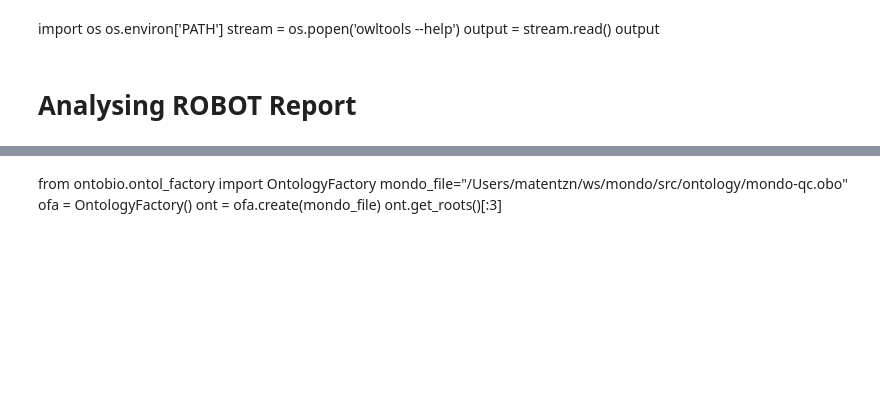
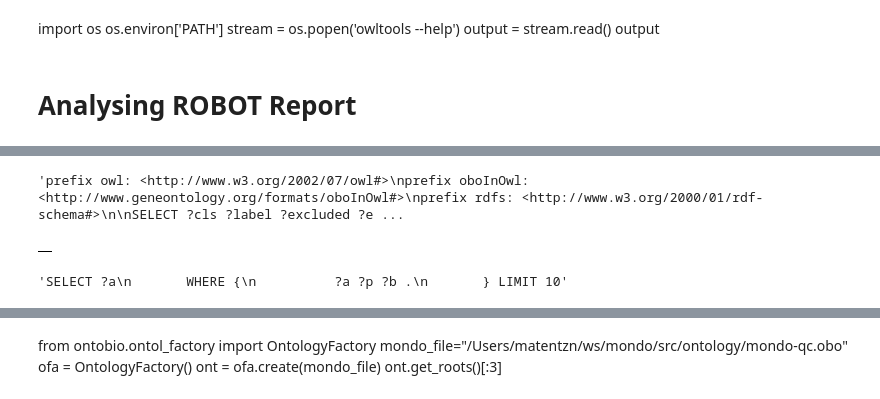
Before and after one commit to monarch-initiative/mondo, a Jupyter notebook: src/ontology/reports/QC explorer.ipynb, the cells around one changed output, grey strips where cells are left out. Saved outputs shown, nothing was run; the diff lists cells and outputs as text; code cells hidden in the pictures; blank space fills up the shorter version.

```diff
--- a/src/ontology/reports/QC explorer.ipynb
+++ b/src/ontology/reports/QC explorer.ipynb
@@ -20,17 +21,38 @@ g.parse(mondo, format="xml")
 # %%
 #sparql_dir="https://raw.githubusercontent.com/monarch-initiative/mondo/no-subclass-between-genetic-disease/src/sparql/"
 
-sparql_dir="https://raw.githubusercontent.com/monarch-initiative/mondo/no-subclass-between-genetic-disease/src/sparql/"
+sparql_dir_remote="https://raw.githubusercontent.com/monarch-initiative/mondo/no-subclass-between-genetic-disease/src/sparql/"
+sparql_dir_local="../../sparql/"
+
+def read_sparql(sparql):
+    try:
+        return load_from_uri(sparql)
+    except:
+        pass
+
+    return load_from_local_file(sparql)
+
+def robot_query(ontology_path,query_result,sparql_query, TIMEOUT="60m", robot_opts="-v"):
+    print("Querying "+ontology_path+" with "+sparql_query)
+    try:
+        check_call(['timeout',TIMEOUT,'robot', 'query',robot_opts,'--use-graphs','true','-f','csv','-i', ontology_path,'--query', sparql_query, query_result])
+    except Exception as e:
+        print(e.output)
+        raise Exception("Querying {} with {} failed".format(ontology_path,sparql_query))
+
 
 def load_from_uri(uri):
     query = urlopen(sparql_iri).read().decode('utf-8')
     return query
 
+
 def load_from_local_file(file_path):
-    return pd.read_csv(file_path)
+    with open(file_path, 'r') as file:
+        data = file.read()
+    return data
 
 
-def query(o,iri):
+def query(o,query):
     qres = o.query(query)
     values=[]
     header=[]
@@ -42,6 +64,5 @@ def query(o,iri):
     df = pd.DataFrame(values, columns =header)
     return df
 
-
-sparql_iri = "no-subclass-between-genetic-disease-warning.sparql"
-query(g,sparql_iri)
+def sparql_path(sparql):
+    return os.path.join(sparql_dir_local,sparql+".sparql")
@@ -61,0 +92,18 @@ query(g,sparql_iri)
+# %%
+q = read_sparql(sparql_path("excluded-subsumption-is-inferred-warning"))
+q
+# %% [output]
+'prefix owl: <http://www.w3.org/2002/07/owl#>\nprefix oboInOwl: <http://www.geneontology.org/formats/oboInOwl#>\nprefix rdfs: <http://www.w3.org/2000/01/rdf-schema#>\n\nSELECT ?cls ?label ?excluded ?e ...
+# %%
+df_nosubgen=query(g,q)
+df_nosubgen
+# %% [output]
+|  |
+# %%
+t="""SELECT ?a
+       WHERE {
+          ?a ?p ?b .
+       } LIMIT 10"""
+t
+# %% [output]
+'SELECT ?a\n       WHERE {\n          ?a ?p ?b .\n       } LIMIT 10'
```
Also changed, not shown: parts of 8 cells of this notebook.
